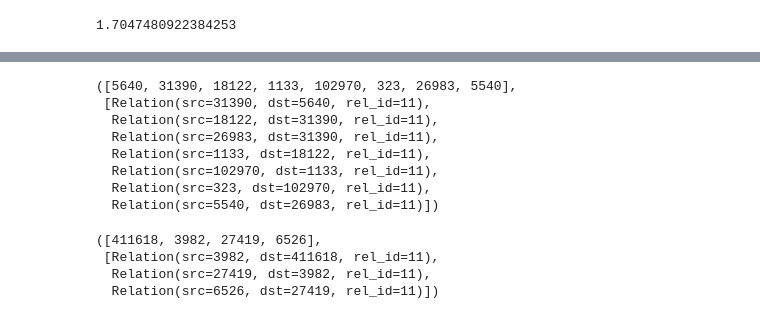
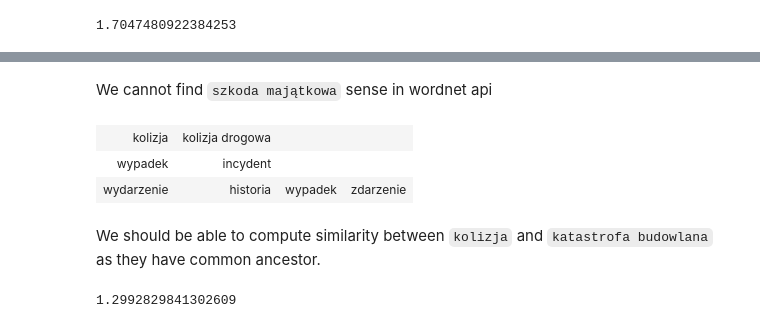
Before and after one commit to JakDar/nlp-lab-2019, a Jupyter notebook: lab6/Untitled.ipynb, the cells around one changed output, grey strips where cells are left out. Drawn from its saved outputs; the diff is of its cells as text; code cells hidden in the pictures.

```diff
--- a/lab6/Untitled.ipynb
+++ b/lab6/Untitled.ipynb
@@ -708,23 +741,17 @@ lch(syn1,syn2)
+# %% [markdown]
+We cannot find `szkoda majątkowa` sense in wordnet api
+# %%
+kolizja = synset_id_for_word("kolizja",2)
+par,_ = all_parents(kolizja)
+seq(par).map(senses_for_synset)
+# %% [output]
+| kolizja | kolizja drogowa |  |  |
+| wypadek | incydent |  |  |
+| wydarzenie | historia | wypadek | zdarzenie |
+# %% [markdown]
+We should be able to compute similarity between `kolizja` and `katastrofa budowlana` as they have common ancestor.
 # %%
-#syn1,syn2 = synset_id_for_word("kolizja",2),synset_id_for_word("szkoda majątkowa",1) #TODO
-#lch(syn1, syn2)
+syn1,syn2 = synset_id_for_word("kolizja",2),synset_id_for_word("katastrofa budowlana",1)
+lch(syn1,syn2)
+# %% [output]
+1.2992829841302609
-# %%
-syn1,syn2 = synset_id_for_word("nieszczęście",2),synset_id_for_word("katastrofa budowlana",1)
-# lch(syn1, syn2) # TODO:bcm - wrong
-all_parents(syn1)
-# %% [output]
-([5640, 31390, 18122, 1133, 102970, 323, 26983, 5540],
- [Relation(src=31390, dst=5640, rel_id=11),
-  Relation(src=18122, dst=31390, rel_id=11),
-  Relation(src=26983, dst=31390, rel_id=11),
-  Relation(src=1133, dst=18122, rel_id=11),
-  Relation(src=102970, dst=1133, rel_id=11),
-  Relation(src=323, dst=102970, rel_id=11),
-  Relation(src=5540, dst=26983, rel_id=11)])
-# %%
-all_parents(syn2)# TODO: present different similarities and recover failing ones with defaults from nltk
-# %% [output]
-([411618, 3982, 27419, 6526],
- [Relation(src=3982, dst=411618, rel_id=11),
-  Relation(src=27419, dst=3982, rel_id=11),
-  Relation(src=6526, dst=27419, rel_id=11)])
```
Also changed, not shown: parts of 19 cells of this notebook.
